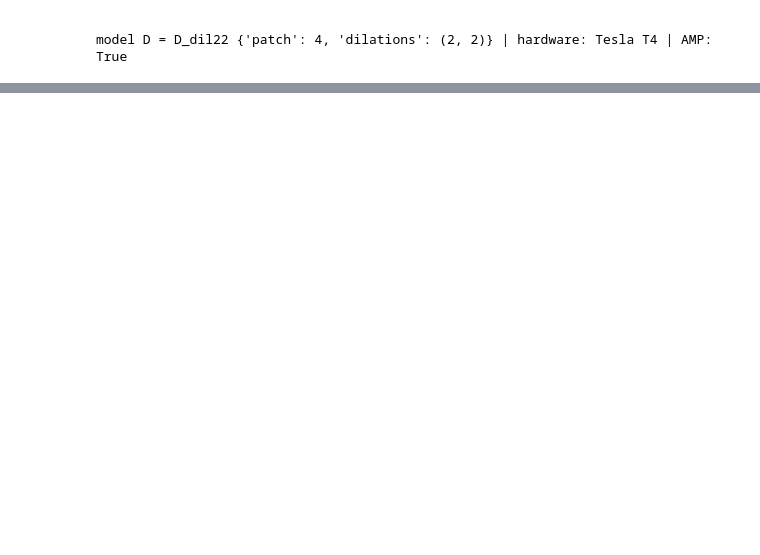
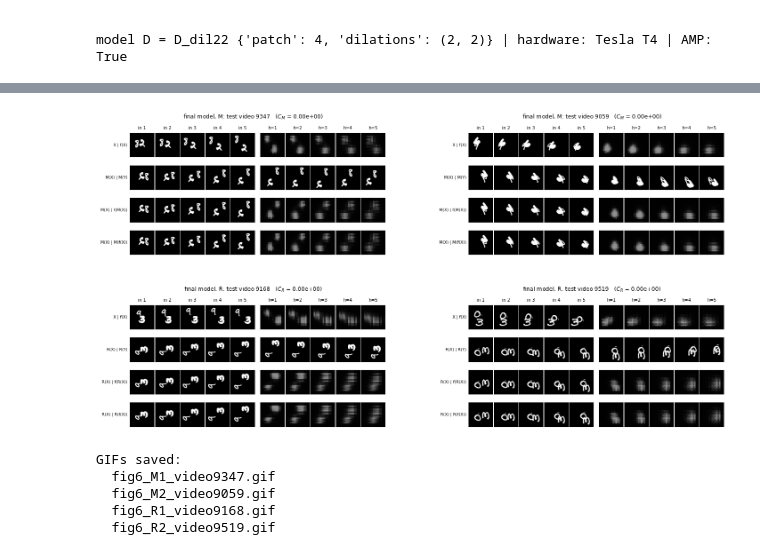
Before and after one commit to ShanzayIQ/AI651-Assignment2, a Jupyter notebook: Q2_part1.ipynb, the cells around one changed output, grey strips where cells are left out. Cells and saved outputs as stored; diff of their text form; code cells hidden in the pictures; blank space fills up the shorter version.

Commit message:
Part 5: symmetrised final model (Table 6, Figure 6)

```diff
--- a/Q2_part1.ipynb
+++ b/Q2_part1.ipynb
@@ -1080,0 +1122,19 @@ model D = D_dil22 {'patch': 4, 'dilations': (2, 2)} | hardware: Tesla T4 | AMP:
+# %%
+fam6 = {'sym B': (sym['B'], logs_B), 'sym D': (sym['D'], logs_D)}
+if FINAL == 'D+B': fam6['sym D+B (final)'] = (sym['D+B'], logs_DB)
+res6 = {f: {s: full_eval(ms[s], ls[s]) for s in SEEDS} for f, (ms, ls) in fam6.items()}
+
+def sci_pair(v): return f'{np.mean(v):.2e} ({v[0]:.2e}, {v[1]:.2e})'
+table6 = {}
+for f, (ms, _) in fam6.items():
+    col = {m: (sci_pair if m.startswith('C_') else mean_pair)([res6[f][s][m] for s in SEEDS]) for m in metrics}
+    col['params'] = f'{n_params(ms[0]):,}'
+    col['train s/epoch'] = f'{np.mean([res6[f][s]["train_s_per_epoch"] for s in SEEDS]):.1f}'
+    col['inference s'] = f'{np.mean([res6[f][s]["inf_s"] for s in SEEDS]):.3f}'
+    table6[f] = col
+print(f'{"":14s} | ' + ' | '.join(f'{f:30s}' for f in table6))
+for r in rows:
+    print(f'{r:14s} | ' + ' | '.join(f'{table6[f][r]:30s}' for f in table6))
+print('\nfinal model = symmetrised', FINAL, '| training time = that of the underlying model')
+json.dump(dict(table6=table6, raw={f: {str(s): v for s, v in d.items()} for f, d in res6.items()}, final=FINAL),
+          open(os.path.join(RES_DIR, 'table6.json'), 'w'), indent=1)
@@ -1080,0 +1156,48 @@ model D = D_dil22 {'patch': 4, 'dilations': (2, 2)} | hardware: Tesla T4 | AMP:
+# %%
+final_model = sym[FINAL][0]                                          # seed 0
+C_fin = {tn: transform_test('model', final_model, T)[0].cpu().numpy() for tn, T in TRANSFORMS.items()}
+
+def panel_rows_m(model, vid, tn):
+    T = TRANSFORMS[tn]
+    X, Y = Xte[vid:vid + 1], Yte[vid:vid + 1]
+    fX, fTX = predict(model, X), predict(model, T(X))
+    rows = [(f'X | f(X)', X, fX), (f'{tn}(X) | {tn}(Y)', T(X), T(Y)),
+            (f'{tn}(X) | f({tn}(X))', T(X), fTX), (f'{tn}(X) | {tn}(f(X))', T(X), T(fX))]
+    return [(lab, torch.cat([a, b], 1)[0].cpu()) for lab, a, b in rows]
+
+fig = plt.figure(figsize=(15, 7.6))
+subfigs = fig.subfigures(2, 2, wspace=0.03, hspace=0.04).ravel()
+for sf, (vid, tn) in zip(subfigs, panels):                          # exactly the Figure 3 videos
+    sf.suptitle(f'final model, {tn}: test video {9000 + vid}   ($C_{tn}$ = {C_fin[tn][vid]:.2e})', fontsize=9)
+    axes = sf.subplots(4, 11, gridspec_kw=dict(width_ratios=[1]*5 + [0.15] + [1]*5, wspace=0.05, hspace=0.08))
+    for r, (lab, seq) in enumerate(panel_rows_m(final_model, vid, tn)):
+        axes[r, 5].axis('off')
+        for c in range(10):
+            ax = axes[r, c if c < 5 else c + 1]
+            ax.imshow(seq[c, 0], cmap='gray', vmin=0, vmax=1); ax.set_xticks([]); ax.set_yticks([])
+            if c == 0: ax.set_ylabel(lab, fontsize=6.5, rotation=0, ha='right', va='center')
+            if r == 0: ax.set_title(f'in {c+1}' if c < 5 else f'h={c-4}', fontsize=7)
+plt.savefig(os.path.join(FIG_DIR, 'figure6a_final_transforms.png'), dpi=200, bbox_inches='tight'); plt.show()
+
+gif6 = []
+for i, (vid, tn) in enumerate(panels):
+    rows4 = panel_rows_m(final_model, vid, tn); S, LW, TOP = 192, 130, 24
+    frames = []
+    for h in range(5):
+        canvas = Image.new('L', (LW + S, TOP + 4 * (S + 6)), 0); d = ImageDraw.Draw(canvas)
+        d.text((4, 4), f'final model, video {9000 + vid}, {tn}, h={h+1}', fill=255)
+        for r, (lab, seq) in enumerate(rows4):
+            y = TOP + r * (S + 6)
+            canvas.paste(to_img(seq[5 + h]), (LW, y)); d.text((4, y + S // 2), lab, fill=255)
+        frames.append(canvas)
+    path = os.path.join(GIF_DIR, f'fig6_{tn}{i % 2 + 1}_video{9000 + vid}.gif')
+    frames[0].save(path, save_all=True, append_images=frames[1:], duration=800, loop=0)
+    gif6.append(path)
+print('GIFs saved:', *[os.path.basename(p) for p in gif6], sep='\n  ')
+# %% [output]
+[figure, added]
+GIFs saved:
+  fig6_M1_video9347.gif
+  fig6_M2_video9059.gif
+  fig6_R1_video9168.gif
+  fig6_R2_video9519.gif
```
Also changed, not shown: parts of 5 cells of this notebook.
